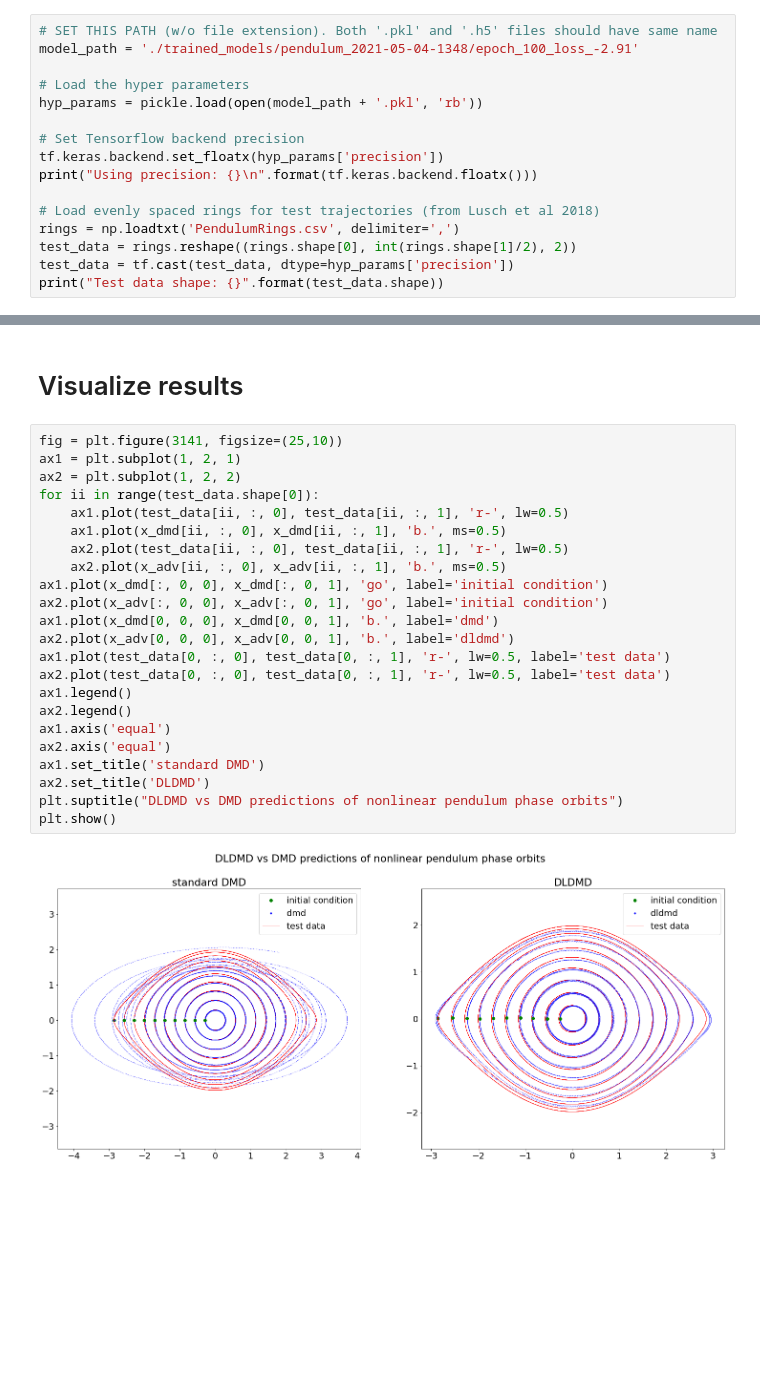
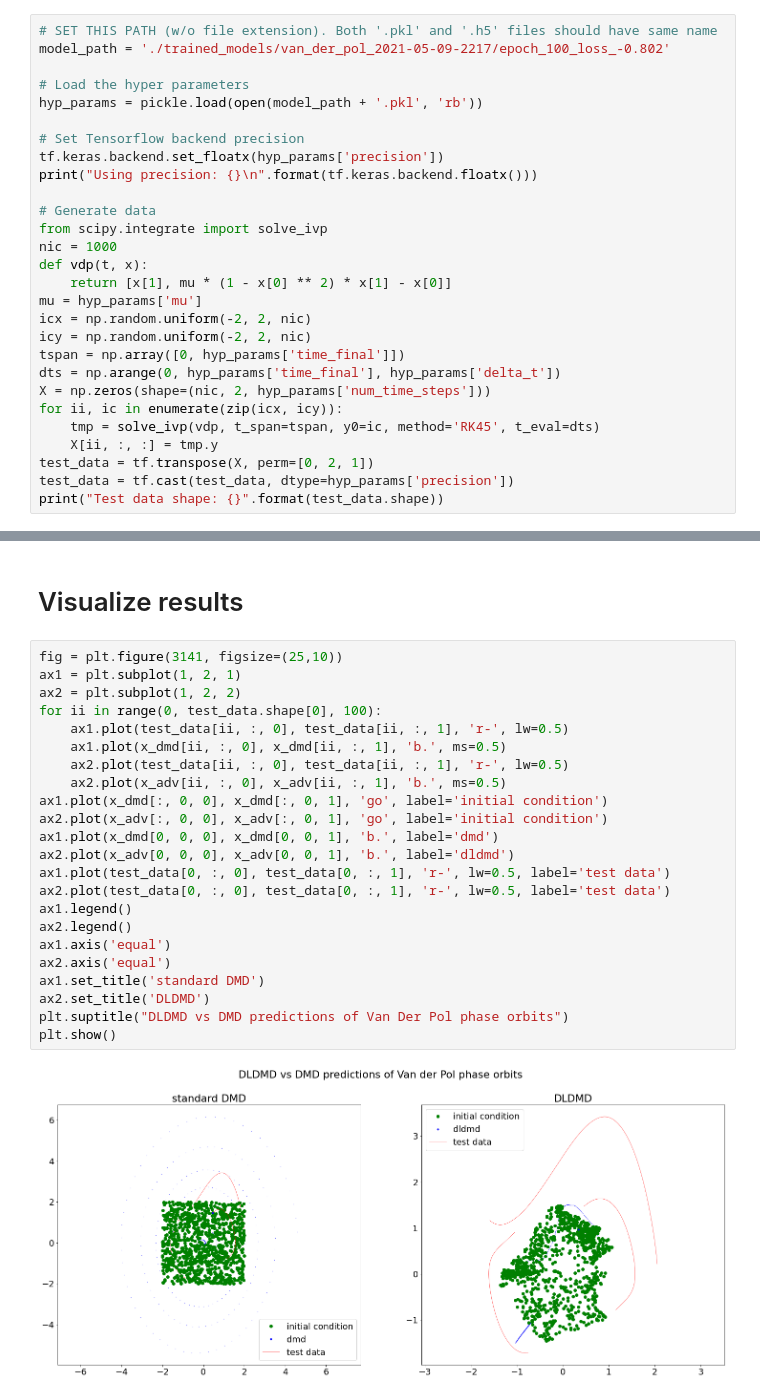
Before and after one commit to JayLago/DLDMD, a Jupyter notebook: examples/van_der_pol/Analysis_VanDerPol.ipynb, the cells around one changed output, grey strips where cells are left out. Cells and saved outputs as stored; diff of their text form; blank space fills up the shorter version.

```diff
--- a/examples/van_der_pol/Analysis_VanDerPol.ipynb
+++ b/examples/van_der_pol/Analysis_VanDerPol.ipynb
@@ -88,7 +88,7 @@ Training on device: /GPU:0
 # Load model and data
 # %%
 # SET THIS PATH (w/o file extension). Both '.pkl' and '.h5' files should have same name
-model_path = './trained_models/pendulum_2021-05-04-1348/epoch_100_loss_-2.91'
+model_path = './trained_models/van_der_pol_2021-05-09-2217/epoch_100_loss_-0.802'
 
 # Load the hyper parameters
 hyp_params = pickle.load(open(model_path + '.pkl', 'rb'))
@@ -97,9 +97,21 @@ hyp_params = pickle.load(open(model_path + '.pkl', 'rb'))
 tf.keras.backend.set_floatx(hyp_params['precision'])
 print("Using precision: {}\n".format(tf.keras.backend.floatx()))
 
-# Load evenly spaced rings for test trajectories (from Lusch et al 2018)
-rings = np.loadtxt('PendulumRings.csv', delimiter=',')
-test_data = rings.reshape((rings.shape[0], int(rings.shape[1]/2), 2))
+# Generate data
+from scipy.integrate import solve_ivp
+nic = 1000
+def vdp(t, x):
+    return [x[1], mu * (1 - x[0] ** 2) * x[1] - x[0]]
+mu = hyp_params['mu']
+icx = np.random.uniform(-2, 2, nic)
+icy = np.random.uniform(-2, 2, nic)
+tspan = np.array([0, hyp_params['time_final']])
+dts = np.arange(0, hyp_params['time_final'], hyp_params['delta_t'])
+X = np.zeros(shape=(nic, 2, hyp_params['num_time_steps']))
+for ii, ic in enumerate(zip(icx, icy)):
+    tmp = solve_ivp(vdp, t_span=tspan, y0=ic, method='RK45', t_eval=dts)
+    X[ii, :, :] = tmp.y
+test_data = tf.transpose(X, perm=[0, 2, 1])
 test_data = tf.cast(test_data, dtype=hyp_params['precision'])
 print("Test data shape: {}".format(test_data.shape))
 # %% [output]
@@ -150,28 +162,28 @@ x_dmd = x_dmd_r
 # %%
 fig = plt.figure(3141, figsize=(25,10))
 ax1 = plt.subplot(1, 2, 1)
 ax2 = plt.subplot(1, 2, 2)
-for ii in range(test_data.shape[0]):
+for ii in range(0, test_data.shape[0], 100):
     ax1.plot(test_data[ii, :, 0], test_data[ii, :, 1], 'r-', lw=0.5)
     ax1.plot(x_dmd[ii, :, 0], x_dmd[ii, :, 1], 'b.', ms=0.5)
     ax2.plot(test_data[ii, :, 0], test_data[ii, :, 1], 'r-', lw=0.5)
     ax2.plot(x_adv[ii, :, 0], x_adv[ii, :, 1], 'b.', ms=0.5)
 ax1.plot(x_dmd[:, 0, 0], x_dmd[:, 0, 1], 'go', label='initial condition')
 ax2.plot(x_adv[:, 0, 0], x_adv[:, 0, 1], 'go', label='initial condition')
 ax1.plot(x_dmd[0, 0, 0], x_dmd[0, 0, 1], 'b.', label='dmd')
 ax2.plot(x_adv[0, 0, 0], x_adv[0, 0, 1], 'b.', label='dldmd')
 ax1.plot(test_data[0, :, 0], test_data[0, :, 1], 'r-', lw=0.5, label='test data')
 ax2.plot(test_data[0, :, 0], test_data[0, :, 1], 'r-', lw=0.5, label='test data')
 ax1.legend()
 ax2.legend()
 ax1.axis('equal')
 ax2.axis('equal')
 ax1.set_title('standard DMD')
 ax2.set_title('DLDMD')
-plt.suptitle("DLDMD vs DMD predictions of nonlinear pendulum phase orbits")
+plt.suptitle("DLDMD vs DMD predictions of Van Der Pol phase orbits")
 plt.show()
 # %% [output]
-[figure, old version]
+[figure, new version]
 # %%
 fig = plt.figure(1, figsize=(20,20))
 ax1 = plt.subplot(2, 2, 1)
```
Also changed, not shown: parts of 6 cells of this notebook, 48 other files.
